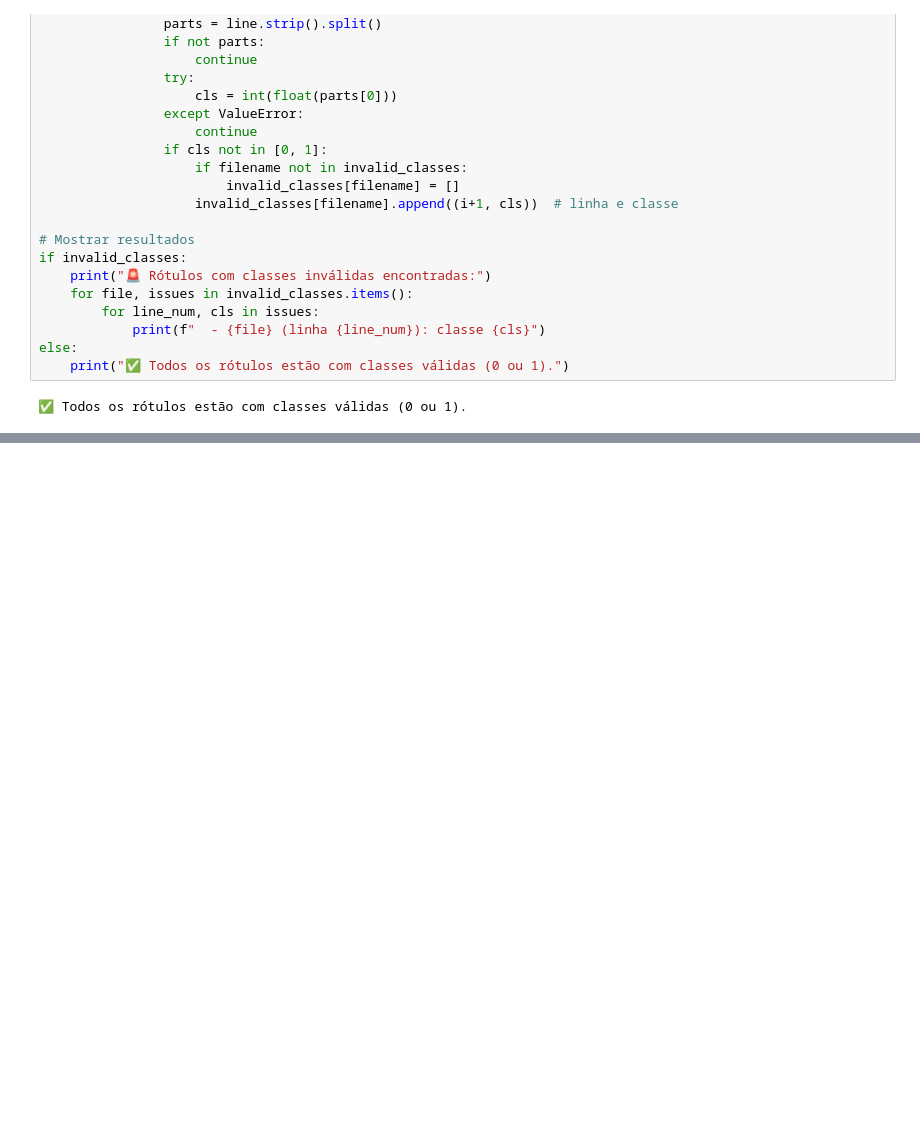
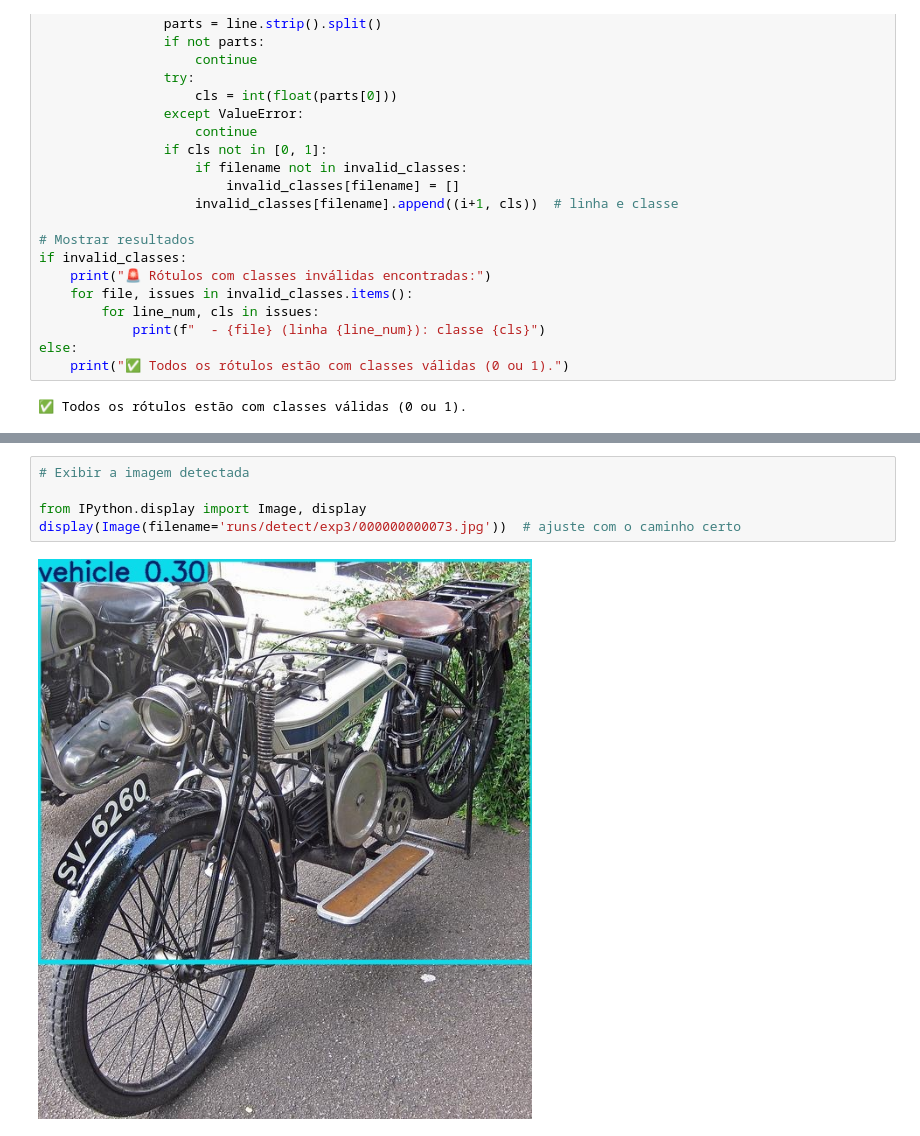
Before and after one commit to HuinaGabriela/YOLOImageDetector, a Jupyter notebook: untitled7.ipynb, the cells around one changed output, grey strips where cells are left out. Cells and saved outputs as stored; diff of their text form; blank space fills up the shorter version.

```diff
--- a/untitled7.ipynb
+++ b/untitled7.ipynb
@@ -393,0 +534,7 @@ Results saved to runs/train/custom_yolo3
+# %%
+# Exibir a imagem detectada
+
+from IPython.display import Image, display
+display(Image(filename='runs/detect/exp3/000000000073.jpg'))  # ajuste com o caminho certo
+# %% [output]
+[figure, added]
```
Also changed, not shown: parts of 15 cells of this notebook.
